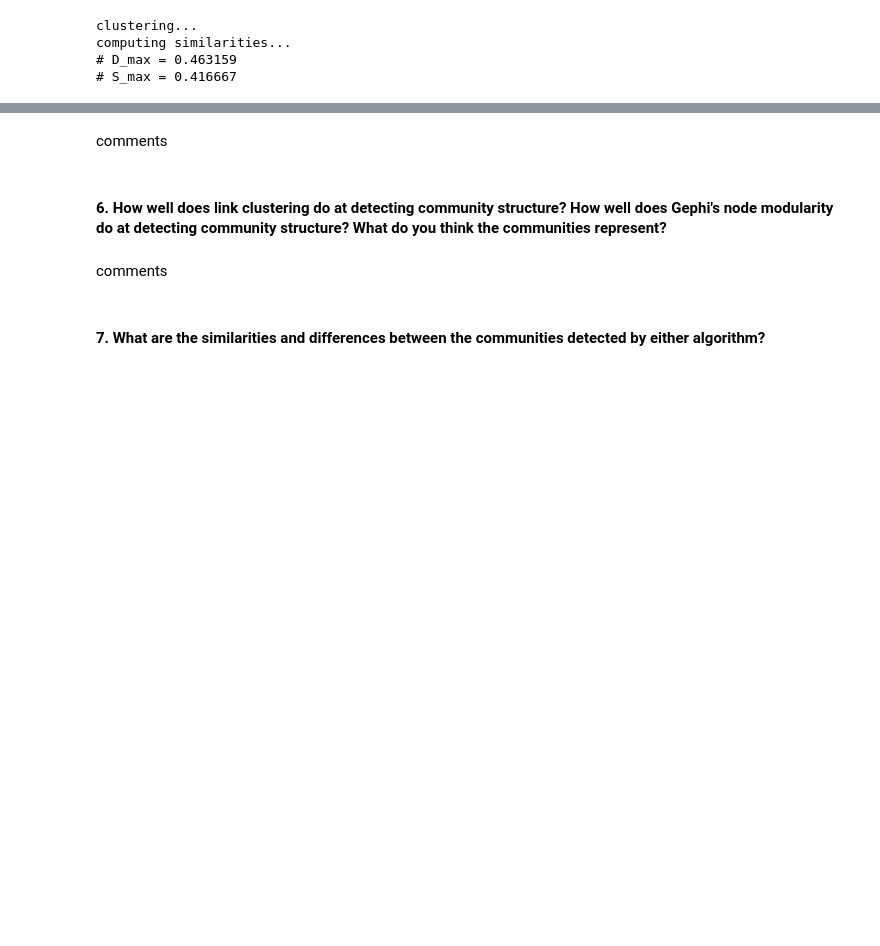
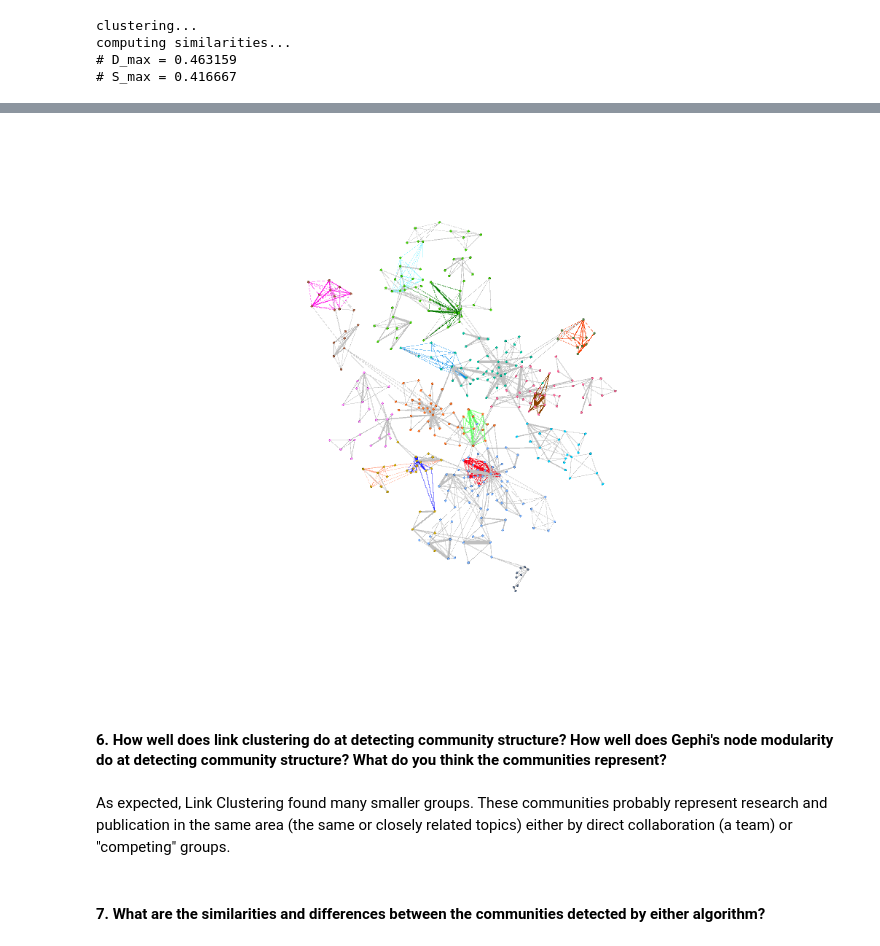
Before and after one commit to muftring/iu-netsci, a Jupyter notebook: week-08/w08_link-communities_uftring_michael.ipynb, the cells around one changed output, grey strips where cells are left out. Drawn from its saved outputs; the diff is of its cells as text; code cells hidden in the pictures; blank space fills up the shorter version.

```diff
--- a/week-08/w08_link-communities_uftring_michael.ipynb
+++ b/week-08/w08_link-communities_uftring_michael.ipynb
@@ -299,10 +331,10 @@ Color the edges according to the link communities and the nodes according to the
 # %%
-Image=(filename="TBD.png")
+Image(filename="screenshot_110427.png")
+# %% [output]
+[figure, added]
-# %% [markdown]
-comments
 # %% [markdown]
 #### 6. How well does link clustering do at detecting community structure? How well does Gephi's node modularity do at detecting community structure? What do you think the communities represent?
-# %% [markdown]
-comments
+# %% [markdown]
+As expected, Link Clustering found many smaller groups. These communities probably represent research and publication in the same area (the same or closely related topics) either by direct collaboration (a team) or "competing" groups.
 # %% [markdown]
 #### 7. What are the similarities and differences between the communities detected by either algorithm?
```
Also changed, not shown: parts of 23 cells of this notebook, 8 other files.
